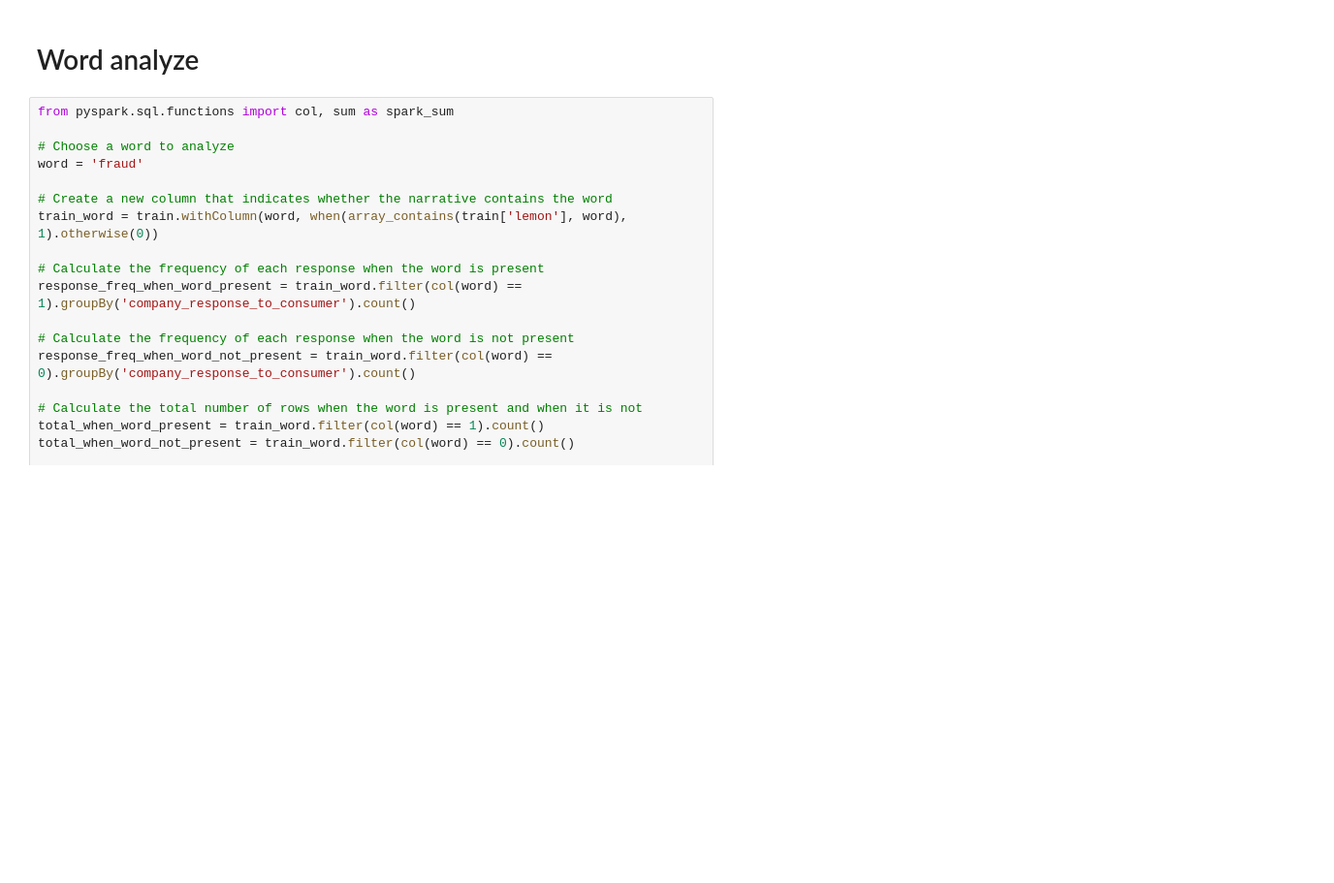
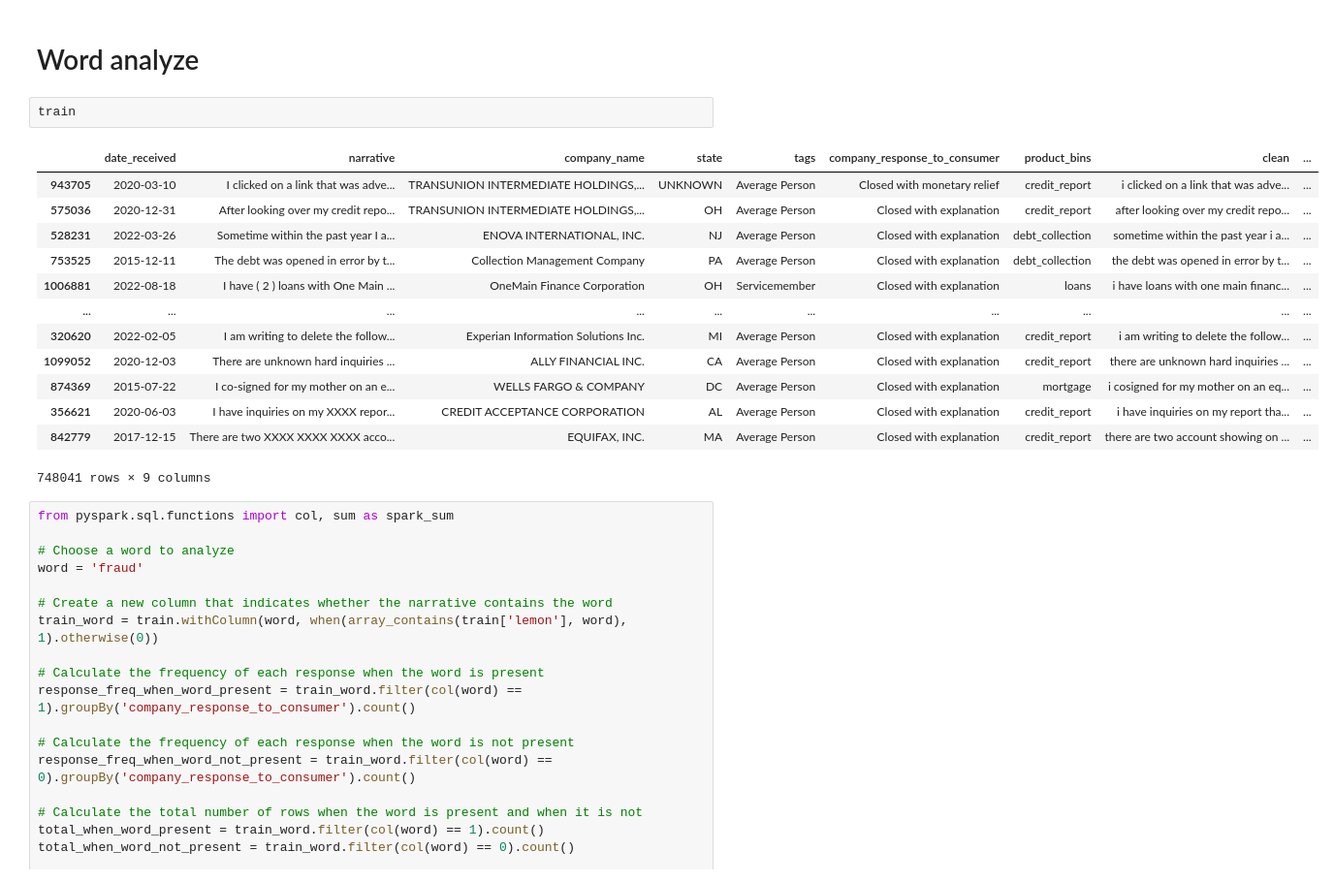
Before and after one commit to DATA-TRAC/consumer-complaint-response, a Jupyter notebook: lugo-capston.ipynb, the cells around one changed output. Shown at 97% size. Drawn from its saved outputs; the diff is of its cells as text; blank space fills up the shorter version.

```diff
--- a/lugo-capston.ipynb
+++ b/lugo-capston.ipynb
@@ -599,6 +599,22 @@ word_means_ones_v2
 | Untimely response | 1 | 1 | 0 |
 # %% [markdown]
 # Word analyze
+# %%
+train
+# %% [output]
+|  | date_received | narrative | company_name | state | tags | company_response_to_consumer | product_bins | clean | ... |
+| 943705 | 2020-03-10 | I clicked on a link that was adve... | TRANSUNION INTERMEDIATE HOLDINGS,... | UNKNOWN | Average Person | Closed with monetary relief | credit_report | i clicked on a link that was adve... | ... |
+| 575036 | 2020-12-31 | After looking over my credit repo... | TRANSUNION INTERMEDIATE HOLDINGS,... | OH | Average Person | Closed with explanation | credit_report | after looking over my credit repo... | ... |
+| 528231 | 2022-03-26 | Sometime within the past year I a... | ENOVA INTERNATIONAL, INC. | NJ | Average Person | Closed with explanation | debt_collection | sometime within the past year i a... | ... |
+| 753525 | 2015-12-11 | The debt was opened in error by t... | Collection Management Company | PA | Average Person | Closed with explanation | debt_collection | the debt was opened in error by t... | ... |
+| 1006881 | 2022-08-18 | I have ( 2 ) loans with One Main ... | OneMain Finance Corporation | OH | Servicemember | Closed with explanation | loans | i have loans with one main financ... | ... |
+| ... | ... | ... | ... | ... | ... | ... | ... | ... | ... |
+| 320620 | 2022-02-05 | I am writing to delete the follow... | Experian Information Solutions Inc. | MI | Average Person | Closed with explanation | credit_report | i am writing to delete the follow... | ... |
+| 1099052 | 2020-12-03 | There are unknown hard inquiries ... | ALLY FINANCIAL INC. | CA | Average Person | Closed with explanation | credit_report | there are unknown hard inquiries ... | ... |
+| 874369 | 2015-07-22 | I co-signed for my mother on an e... | WELLS FARGO & COMPANY | DC | Average Person | Closed with explanation | mortgage | i cosigned for my mother on an eq... | ... |
+| 356621 | 2020-06-03 | I have inquiries on my XXXX repor... | CREDIT ACCEPTANCE CORPORATION | AL | Average Person | Closed with explanation | credit_report | i have inquiries on my report tha... | ... |
+| 842779 | 2017-12-15 | There are two XXXX XXXX XXXX acco... | EQUIFAX, INC. | MA | Average Person | Closed with explanation | credit_report | there are two account showing on ... | ... |
+748041 rows × 9 columns
 # %%
 from pyspark.sql.functions import col, sum as spark_sum
 
```
Also changed, not shown: parts of 75 cells of this notebook, 1 other file.
